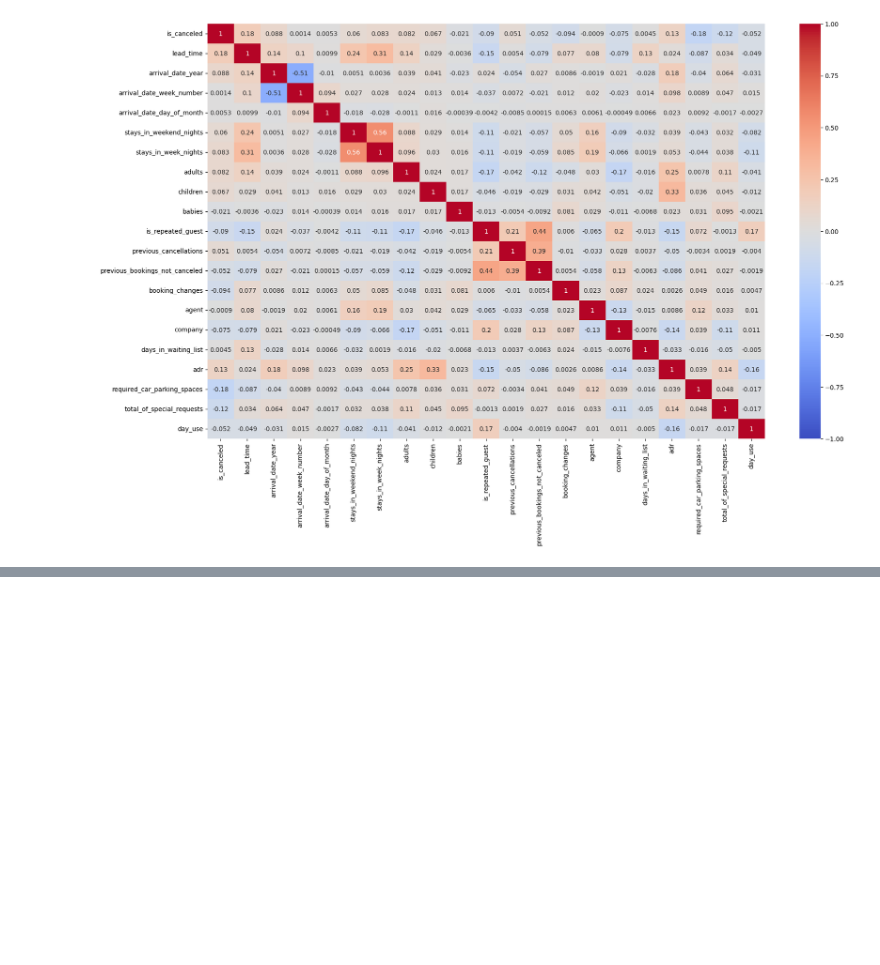
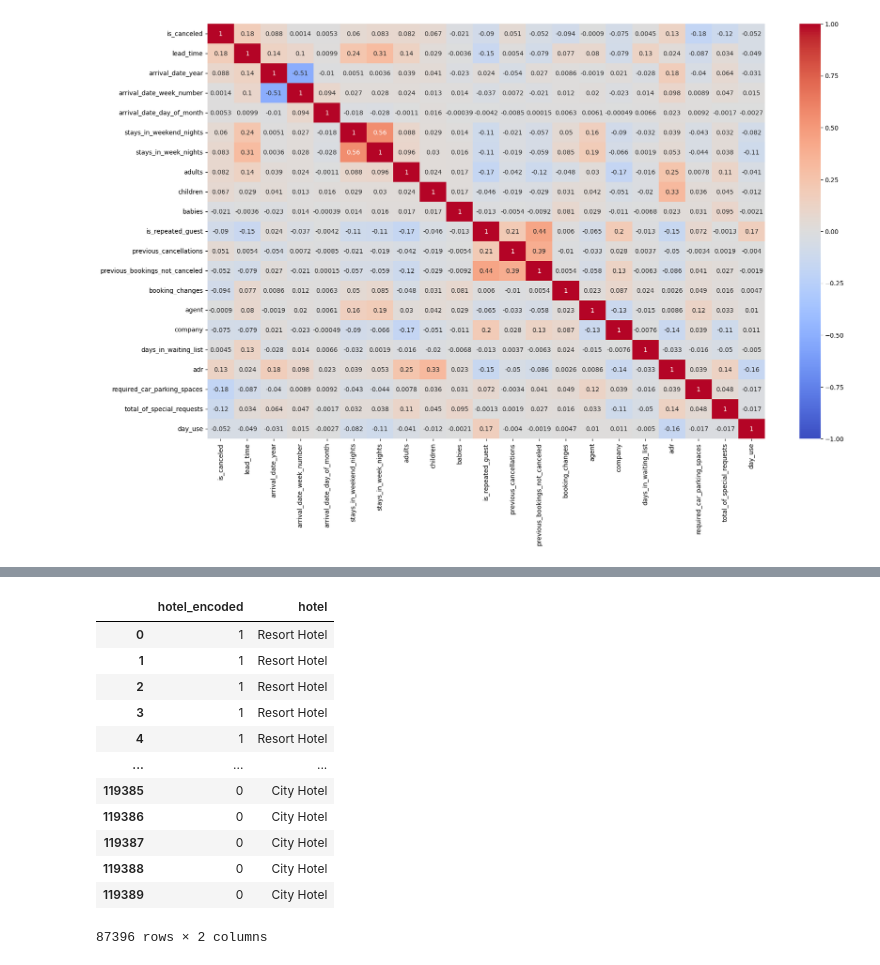
Before and after one commit to saairaam/Data-practice, a Jupyter notebook: linearRegression/hotel.ipynb, the cells around one changed output, grey strips where cells are left out. Cells and saved outputs as stored; diff of their text form; code cells hidden in the pictures; blank space fills up the shorter version.

```diff
--- a/linearRegression/hotel.ipynb
+++ b/linearRegression/hotel.ipynb
@@ -164,0 +192,16 @@ plt.show()
+# %%
+df.loc[:,['hotel_encoded','hotel']]
+# %% [output]
+|  | hotel_encoded | hotel |
+| 0 | 1 | Resort Hotel |
+| 1 | 1 | Resort Hotel |
+| 2 | 1 | Resort Hotel |
+| 3 | 1 | Resort Hotel |
+| 4 | 1 | Resort Hotel |
+| ... | ... | ... |
+| 119385 | 0 | City Hotel |
+| 119386 | 0 | City Hotel |
+| 119387 | 0 | City Hotel |
+| 119388 | 0 | City Hotel |
+| 119389 | 0 | City Hotel |
+87396 rows × 2 columns
```
Also changed, not shown: parts of 14 cells of this notebook.
